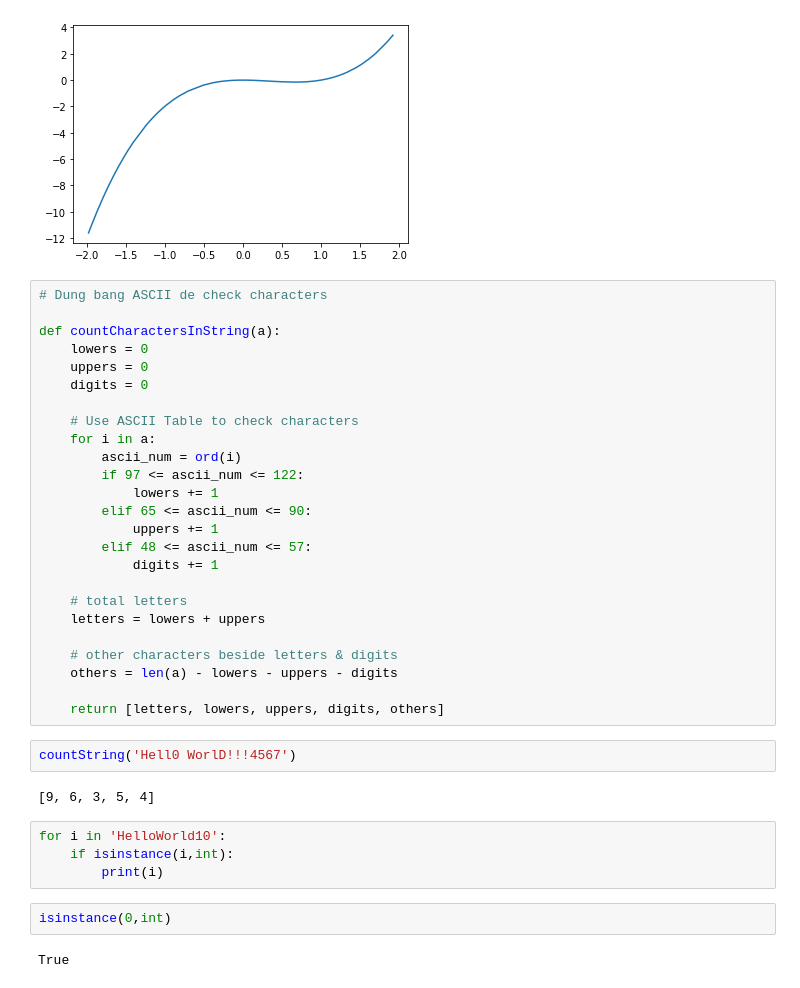
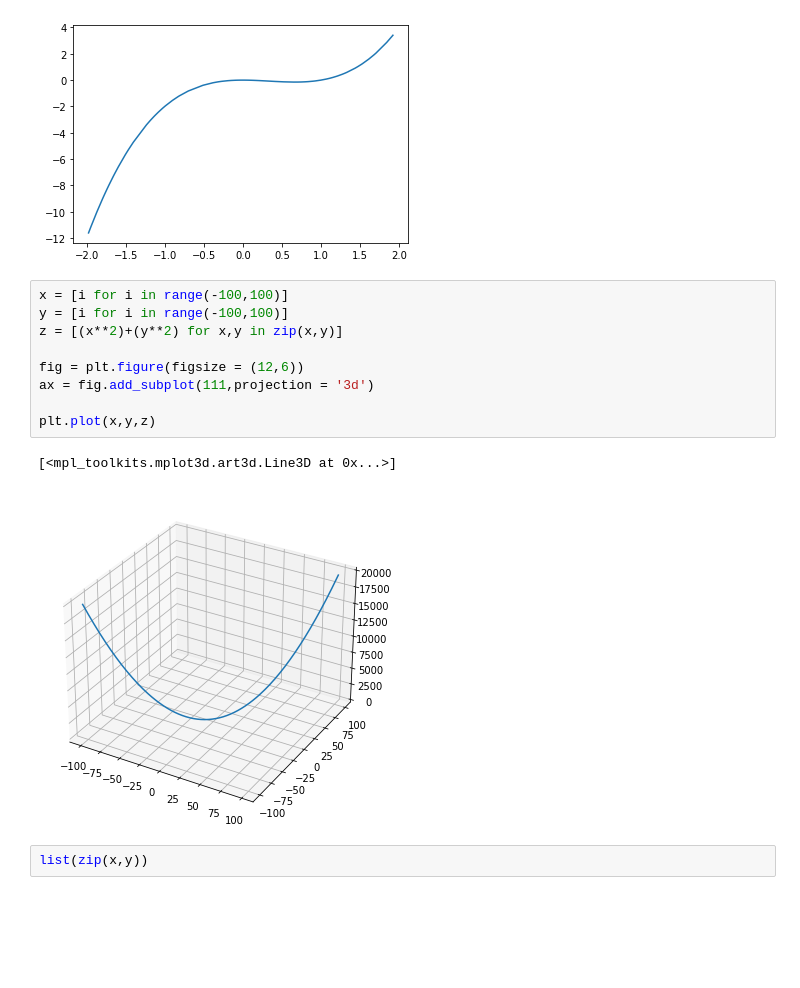
Before and after one commit to cungbac/python, a Jupyter notebook: 1.DataScience/7.Math/2.Calculus.ipynb, the cells around one changed output. Saved outputs shown, nothing was run; the diff lists cells and outputs as text; blank space fills up the shorter version.

```diff
--- a/1.DataScience/7.Math/2.Calculus.ipynb
+++ b/1.DataScience/7.Math/2.Calculus.ipynb
@@ -28,40 +20,17 @@ plt.plot(x,z)
 # %% [output]
 [<matplotlib.lines.Line2D at 0x...>]
 [figure]
-# %%
-# Dung bang ASCII de check characters
-
-def countCharactersInString(a):
-    lowers = 0
-    uppers = 0
-    digits = 0
-
-    # Use ASCII Table to check characters
-    for i in a:
-        ascii_num = ord(i)
-        if 97 <= ascii_num <= 122:
-            lowers += 1
-        elif 65 <= ascii_num <= 90:
-            uppers += 1
-        elif 48 <= ascii_num <= 57:
-            digits += 1
-
-    # total letters
-    letters = lowers + uppers
-
-    # other characters beside letters & digits
-    others = len(a) - lowers - uppers - digits
-
-    return [letters, lowers, uppers, digits, others]
-# %%
-countString('Hell0 WorlD!!!4567')
-# %% [output]
-[9, 6, 3, 5, 4]
-# %%
-for i in 'HelloWorld10':
-    if isinstance(i,int):
-        print(i)
-# %%
-isinstance(0,int)
-# %% [output]
-True
+# %%
+x = [i for i in range(-100,100)]
+y = [i for i in range(-100,100)]
+z = [(x**2)+(y**2) for x,y in zip(x,y)]
+
+fig = plt.figure(figsize = (12,6))
+ax = fig.add_subplot(111,projection = '3d')
+
+plt.plot(x,y,z)
+# %% [output]
+[<mpl_toolkits.mplot3d.art3d.Line3D at 0x...>]
+[figure, added]
+# %%
+list(zip(x,y))
```
Also changed, not shown: parts of 13 cells of this notebook, 12 other files.
